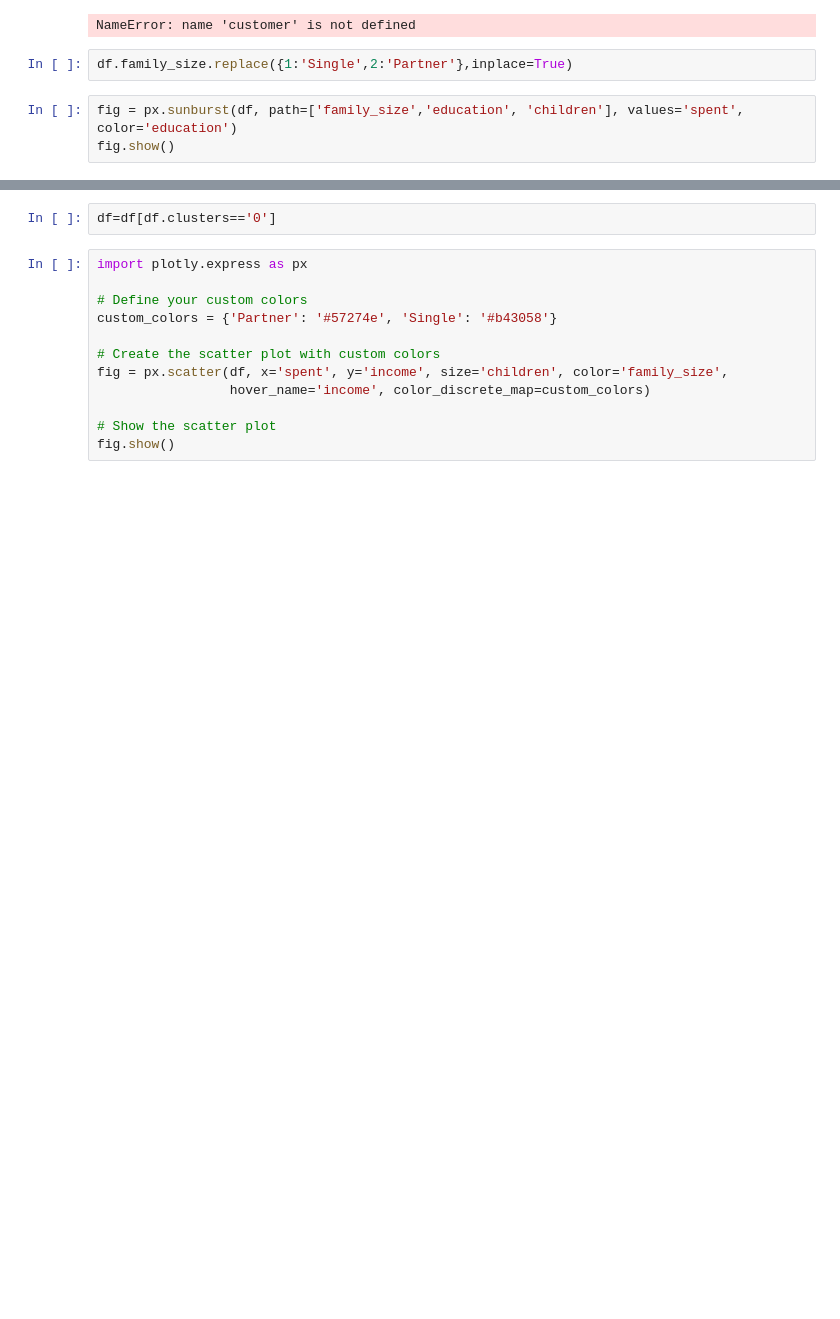
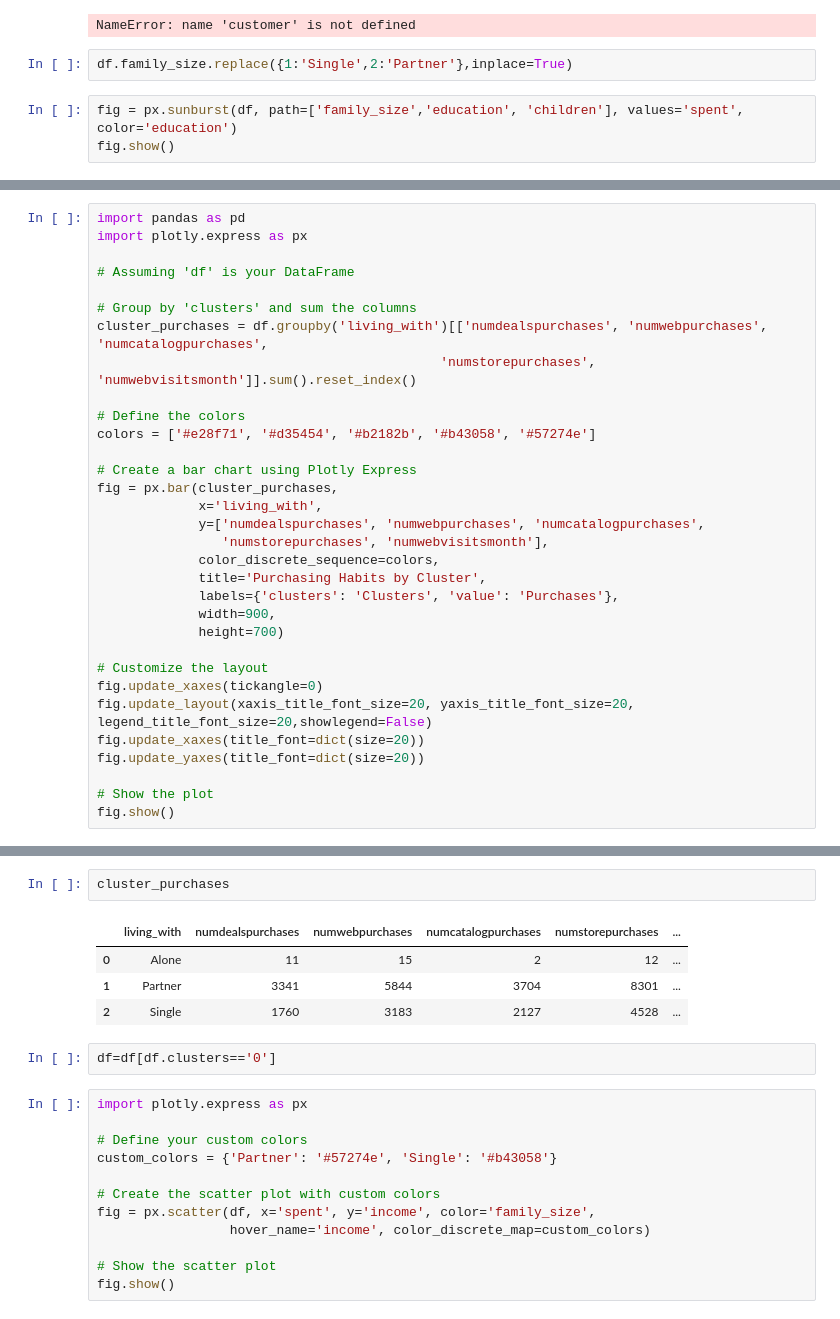
Before and after one commit to shashank297/Customer-Personality-Analysis, a Jupyter notebook: Notebook/test.ipynb, the cells around one changed output, grey strips where cells are left out. Cells and saved outputs as stored; diff of their text form; blank space fills up the shorter version.

Commit message:
chart page done

```diff
--- a/Notebook/test.ipynb
+++ b/Notebook/test.ipynb
@@ -886,0 +1170,32 @@ fig.show()
+# %%
+import pandas as pd
+import plotly.express as px
+
+# Assuming 'df' is your DataFrame
+
+# Group by 'clusters' and sum the columns
+cluster_purchases = df.groupby('living_with')[['numdealspurchases', 'numwebpurchases', 'numcatalogpurchases',
+                                            'numstorepurchases', 'numwebvisitsmonth']].sum().reset_index()
+
+# Define the colors
+colors = ['#e28f71', '#d35454', '#b2182b', '#b43058', '#57274e']
+
+# Create a bar chart using Plotly Express
+fig = px.bar(cluster_purchases,
+             x='living_with',
+             y=['numdealspurchases', 'numwebpurchases', 'numcatalogpurchases',
+                'numstorepurchases', 'numwebvisitsmonth'],
+             color_discrete_sequence=colors,
+             title='Purchasing Habits by Cluster',
+             labels={'clusters': 'Clusters', 'value': 'Purchases'},
+             width=900,
+             height=700)
+
+# Customize the layout
+fig.update_xaxes(tickangle=0)
+fig.update_layout(xaxis_title_font_size=20, yaxis_title_font_size=20, legend_title_font_size=20,showlegend=False)
+fig.update_xaxes(title_font=dict(size=20))
+fig.update_yaxes(title_font=dict(size=20))
+
+# Show the plot
+fig.show()
@@ -887,3 +1204,10 @@ fig.show()
+# %%
+cluster_purchases
+# %% [output]
+|  | living_with | numdealspurchases | numwebpurchases | numcatalogpurchases | numstorepurchases | ... |
+| 0 | Alone | 11 | 15 | 2 | 12 | ... |
+| 1 | Partner | 3341 | 5844 | 3704 | 8301 | ... |
+| 2 | Single | 1760 | 3183 | 2127 | 4528 | ... |
 # %%
 df=df[df.clusters=='0']
 # %%
@@ -893,7 +1217,7 @@ import plotly.express as px
 custom_colors = {'Partner': '#57274e', 'Single': '#b43058'}
 
 # Create the scatter plot with custom colors
-fig = px.scatter(df, x='spent', y='income', size='children', color='family_size',
+fig = px.scatter(df, x='spent', y='income', color='family_size',
                  hover_name='income', color_discrete_map=custom_colors)
 
 # Show the scatter plot
```
Also changed, not shown: parts of 9 cells of this notebook, 1 other file.
